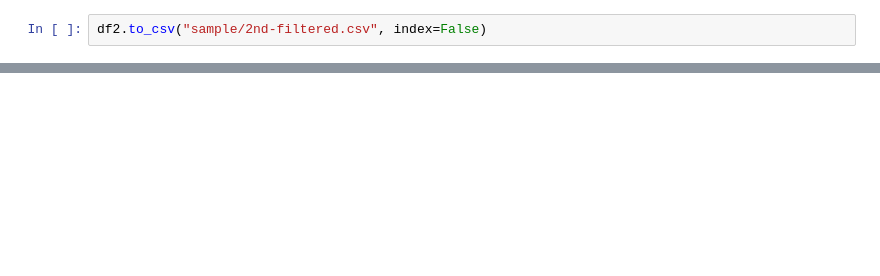
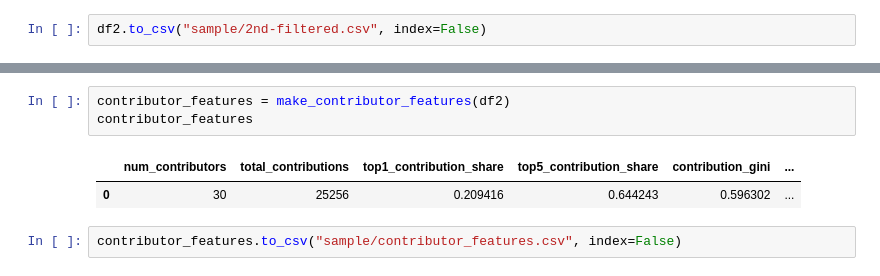
Before and after one commit to OpenSource-2026/oss-health-data, a Jupyter notebook: notebooks/data-extraction.ipynb, the cells around one changed output, grey strips where cells are left out. Cells and saved outputs as stored; diff of their text form; blank space fills up the shorter version.

Commit message:
feat: add Contributors features

```diff
--- a/notebooks/data-extraction.ipynb
+++ b/notebooks/data-extraction.ipynb
@@ -715,0 +842,8 @@ df2.to_csv("sample/2nd-filtered.csv", index=False)
+# %%
+contributor_features = make_contributor_features(df2)
+contributor_features
+# %% [output]
+|  | num_contributors | total_contributions | top1_contribution_share | top5_contribution_share | contribution_gini | ... |
+| 0 | 30 | 25256 | 0.209416 | 0.644243 | 0.596302 | ... |
+# %%
+contributor_features.to_csv("sample/contributor_features.csv", index=False)
```
Also changed, not shown: parts of 7 cells of this notebook.
